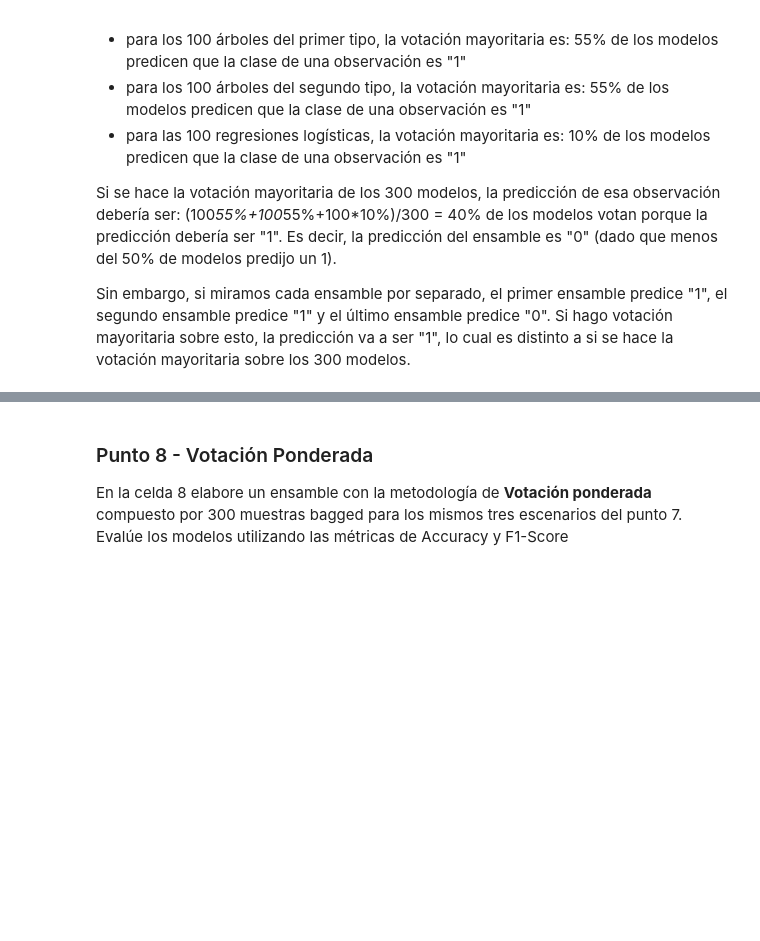
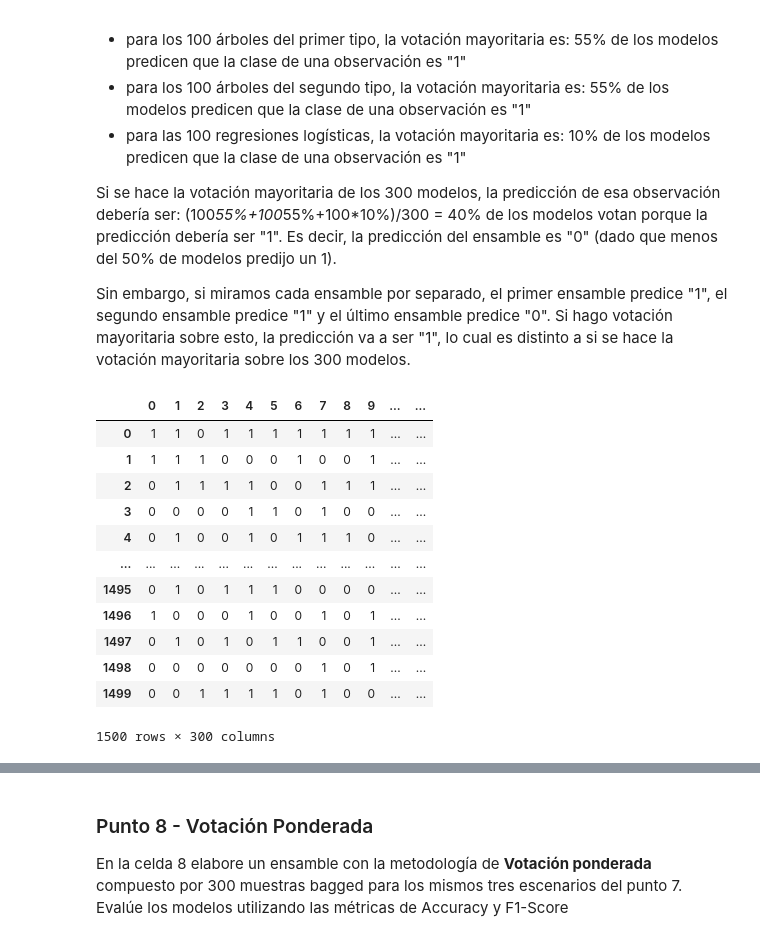
Before and after one commit to richardsuan/MIAD_REPO_LENGUAJE_NATURAL, a Jupyter notebook: Semana 1/S1TC1_arboles_ensamblajes.ipynb, the cells around one changed output, grey strips where cells are left out. Saved outputs shown, nothing was run; the diff lists cells and outputs as text; code cells hidden in the pictures; blank space fills up the shorter version.

```diff
--- a/Semana 1/S1TC1_arboles_ensamblajes.ipynb
+++ b/Semana 1/S1TC1_arboles_ensamblajes.ipynb
@@ -354,0 +354,36 @@ Sin embargo, si miramos cada ensamble por separado, el primer ensamble predice "
+# %%
+# Celda 7
+X_train, X_test, y_train, y_test = train_test_split(X, y, random_state=1)
+np.random.seed(1)  # Fijar la semilla para reproducibilidad
+n_samples = X_train.shape[0]  # Número de muestras en tu DataFrame
+n_B = 300  # Número de muestras bootstrap que quieres generar
+samples = [np.random.choice(a=n_samples, size=n_samples, replace=True) for _ in range(n_B)]
+X_train.reset_index(drop=True, inplace=True)
+y_pred = pd.DataFrame(columns=[list(range(n_B))])
+for i, sample in enumerate(samples):
+    X_train_b = X_train.iloc[sample, :]
+    y_train_b = y_train.iloc[sample]
+    if i < 100:
+        model_emsable = DecisionTreeClassifier(max_depth=200)
+    elif(99 < i < 200):
+        model_emsable = DecisionTreeClassifier(min_samples_leaf=100)
+    else:
+        model_emsable = LogisticRegression(max_iter=50)
+    model_emsable.fit(X_train_b, y_train_b)
+    y_pred.iloc[:,i] = model_emsable.predict(X_test)
+
+y_pred
+# %% [output]
+|  | 0 | 1 | 2 | 3 | 4 | 5 | 6 | 7 | 8 | 9 | ... | ... |
+| 0 | 1 | 1 | 0 | 1 | 1 | 1 | 1 | 1 | 1 | 1 | ... | ... |
+| 1 | 1 | 1 | 1 | 0 | 0 | 0 | 1 | 0 | 0 | 1 | ... | ... |
+| 2 | 0 | 1 | 1 | 1 | 1 | 0 | 0 | 1 | 1 | 1 | ... | ... |
+| 3 | 0 | 0 | 0 | 0 | 1 | 1 | 0 | 1 | 0 | 0 | ... | ... |
+| 4 | 0 | 1 | 0 | 0 | 1 | 0 | 1 | 1 | 1 | 0 | ... | ... |
+| ... | ... | ... | ... | ... | ... | ... | ... | ... | ... | ... | ... | ... |
+| 1495 | 0 | 1 | 0 | 1 | 1 | 1 | 0 | 0 | 0 | 0 | ... | ... |
+| 1496 | 1 | 0 | 0 | 0 | 1 | 0 | 0 | 1 | 0 | 1 | ... | ... |
+| 1497 | 0 | 1 | 0 | 1 | 0 | 1 | 1 | 0 | 0 | 1 | ... | ... |
+| 1498 | 0 | 0 | 0 | 0 | 0 | 0 | 0 | 1 | 0 | 1 | ... | ... |
+| 1499 | 0 | 0 | 1 | 1 | 1 | 1 | 0 | 1 | 0 | 0 | ... | ... |
+1500 rows × 300 columns
```
Also changed, not shown: parts of 5 cells of this notebook.
